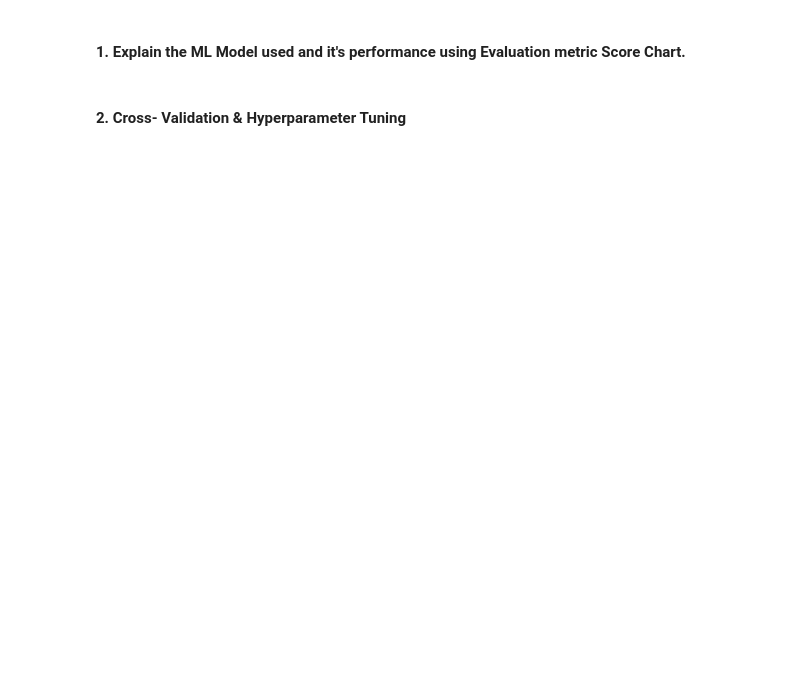
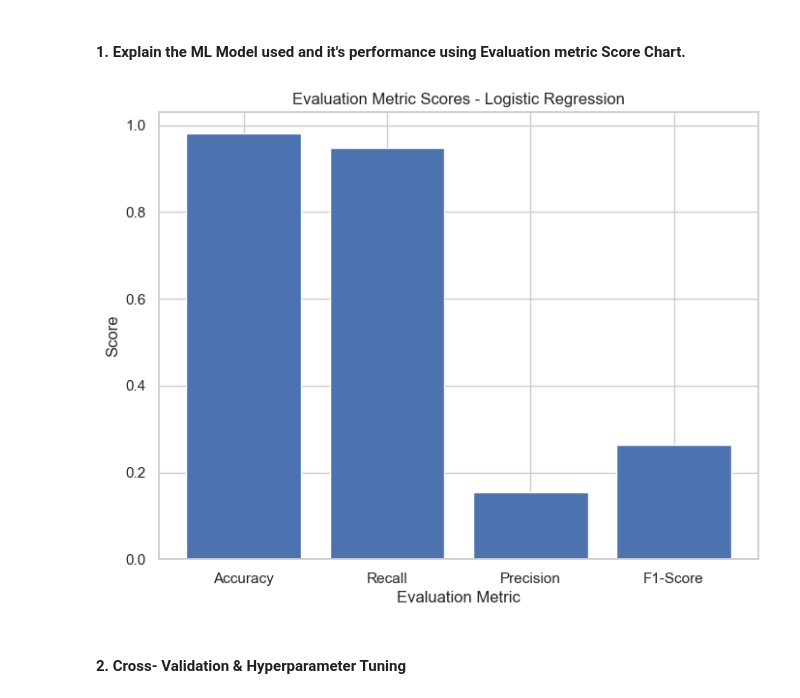
Before and after one commit to Mostaqul143/Credit-Card-Fraud-Transaction-Detection, a Jupyter notebook: Project.ipynb, the cells around one changed output. Drawn from its saved outputs; the diff is of its cells as text; code cells hidden in the pictures; blank space fills up the shorter version.

```diff
--- a/Project.ipynb
+++ b/Project.ipynb
@@ -527,2 +634,18 @@ I chose SMOTE because it is effective in addressing the class imbalance problem
+# %%
+# Visualizing evaluation Metric Score chart
+
+# Define the evaluation metric scores
+evaluation_metrics = ['Accuracy', 'Recall', 'Precision', 'F1-Score']
+scores = [accuracy, recall, precision, f1]
+
+# Create the bar chart
+plt.figure(figsize=(8, 6))
+plt.bar(evaluation_metrics, scores)
+plt.xlabel('Evaluation Metric')
+plt.ylabel('Score')
+plt.title('Evaluation Metric Scores - Logistic Regression')
+plt.show()
+# %% [output]
+[figure, added]
 # %% [markdown]
 #### 2. Cross- Validation & Hyperparameter Tuning
```
Also changed, not shown: parts of 68 cells of this notebook.
